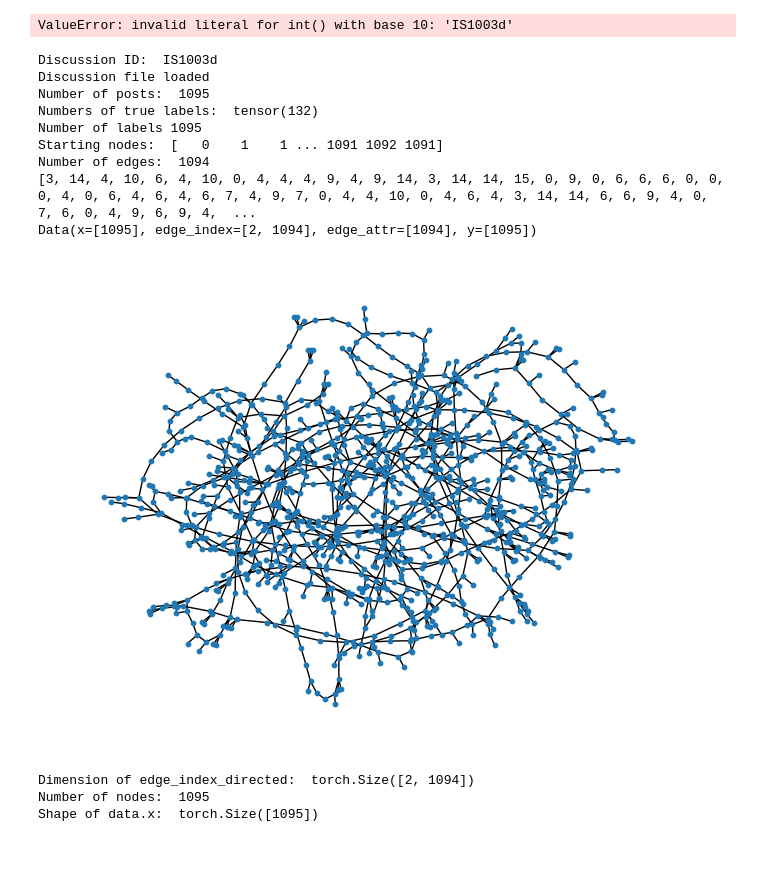
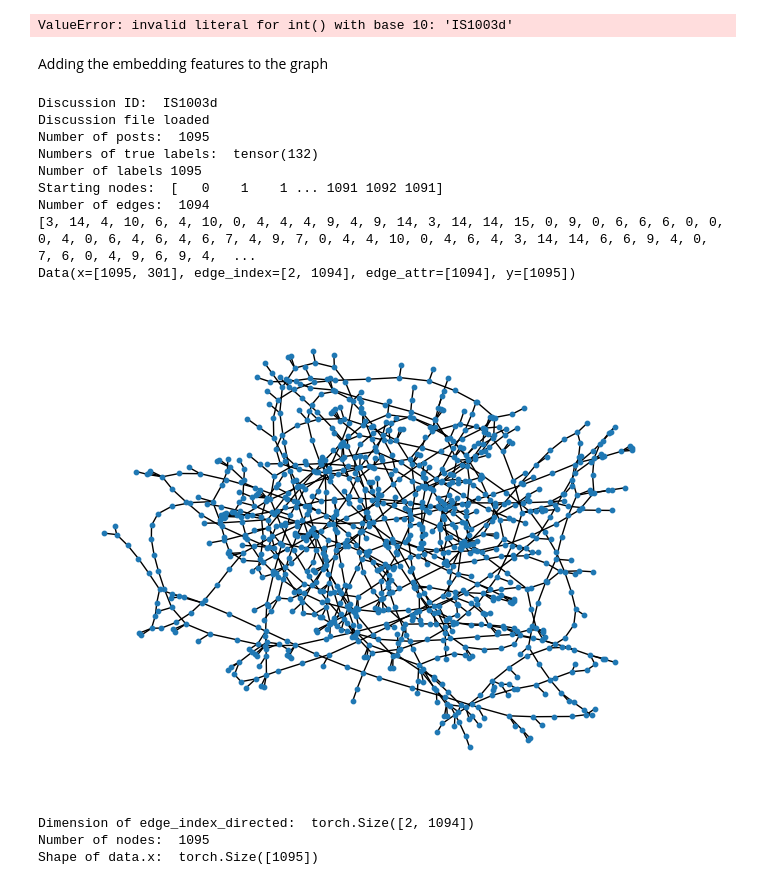
Before and after one commit to Canevaze/Kaggle-competition---Extractive-Summarization-with-Discourse-Graphs, a Jupyter notebook: data_exploration_with_torch.ipynb, the cells around one changed output. Cells and saved outputs as stored; diff of their text form; code cells hidden in the pictures; blank space fills up the shorter version.

Commit message:
added the embedded sentences to the nodes

```diff
--- a/data_exploration_with_torch.ipynb
+++ b/data_exploration_with_torch.ipynb
@@ -193,6 +193,11 @@ Number of labels 1095
 number:  0
 number:  IS1003d
 ValueError: invalid literal for int() with base 10: 'IS1003d'
+# %% [markdown]
+Adding the embedding features to the graph
+# %%
+import embedding as bd
+bd.load_embedding_model()
 # %%
 # ------------------ Loading Discussions ----------------#
 
@@ -214,6 +219,35 @@ discussion_labels = torch.tensor(labels_data[discussion_id], dtype=int)
 discussion_labels = discussion_labels ==1
 print('Numbers of true labels: ', discussion_labels.sum())
 print('Number of labels', discussion_labels.shape[0])
+
+# ----------------------Creating nodes---------------------#
+# Extract sentences and indices
+sentences = [bd.get_sentence_embedding(entry['text']) for entry in discussion_json]
+indices = [entry['index'] for entry in discussion_json]
+
+
+
+# Ensure that all sentence embeddings have the same dimensionality
+max_embedding_size = max(embedding.shape[0] for embedding in sentences)
+
+# Pad sentence embeddings with zeros for sentences without embeddings
+padded_embeddings = [
+    np.concatenate([embedding, np.zeros(max_embedding_size - embedding.shape[0])]) if embedding.size > 0 else np.zeros(max_embedding_size)
+    for embedding in sentences
+]
+
+# Convert the list of NumPy arrays to a list of PyTorch tensors
+padded_embeddings = [torch.tensor(embedding) for embedding in padded_embeddings]
+
+# Add sentences to the node features
+node_features = torch.tensor(indices).view(-1, 1)  # Assume the existing feature is a number
+node_features = torch.cat([node_features, torch.stack(padded_embeddings)], dim=1)
+
+
+
+
+
+
 
 # ----------------------Loading edges----------------------#
 
@@ -226,36 +260,36 @@ print('Number of edges: ', len(edges))
 
 # Convert egdes[:,1] using label_dict.json
 label_dict = json.load(open('label_dict.json'))
 edge_labels = []
 for i in range(len(edges)):
     edge_labels.append(label_dict[edges[i, 1]])
 print(edge_labels)
 edge_labels = torch.tensor(edge_labels, dtype=torch.long)
 
 # ----------------- Buidling torch graph ------------------#
 
 nodes = torch.tensor([i for i in range(num_of_posts)], dtype=torch.long)
 edge_index_directed = torch.tensor([starting_nodes, ending_nodes], dtype=torch.long)
 
 # ----------------- Visualizing graph ---------------------#
 
-data = Data(x=nodes, edge_index=edge_index_directed, y = discussion_labels, edge_attr=edge_labels)
+data = Data(x=node_features, edge_index=edge_index_directed, y = discussion_labels, edge_attr=edge_labels)
 print(data)
 #convert directed graph to net
 g = to_networkx(data, to_undirected=True)
 #directed graph
 nx.draw(g, node_size=10)
 # %% [output]
 Discussion ID:  IS1003d
 Discussion file loaded
 Number of posts:  1095
 Numbers of true labels:  tensor(132)
 Number of labels 1095
 Starting nodes:  [   0    1    1 ... 1091 1092 1091]
 Number of edges:  1094
 [3, 14, 4, 10, 6, 4, 10, 0, 4, 4, 4, 9, 4, 9, 14, 3, 14, 14, 15, 0, 9, 0, 6, 6, 6, 0, 0, 0, 4, 0, 6, 4, 6, 4, 6, 7, 4, 9, 7, 0, 4, 4, 10, 0, 4, 6, 4, 3, 14, 14, 6, 6, 9, 4, 0, 7, 6, 0, 4, 9, 6, 9, 4,  ...
-Data(x=[1095], edge_index=[2, 1094], edge_attr=[1094], y=[1095])
+Data(x=[1095, 301], edge_index=[2, 1094], edge_attr=[1094], y=[1095])
-[figure, old version]
+[figure, new version]
 # %%
 #print dimension of edge_index_directed
 print('Dimension of edge_index_directed: ', edge_index_directed.shape)
```
Also changed, not shown: 1 other file.
